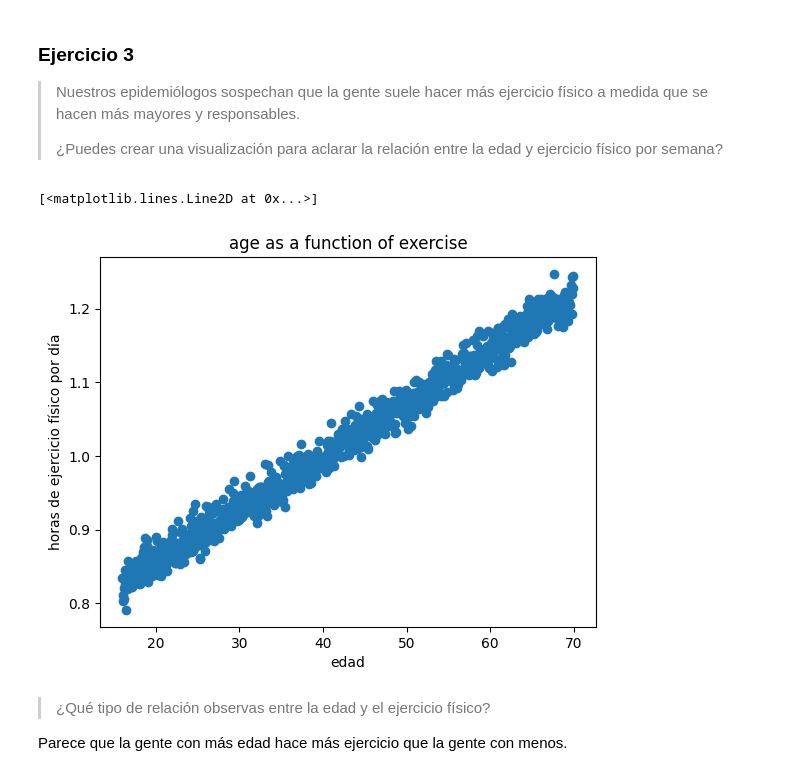
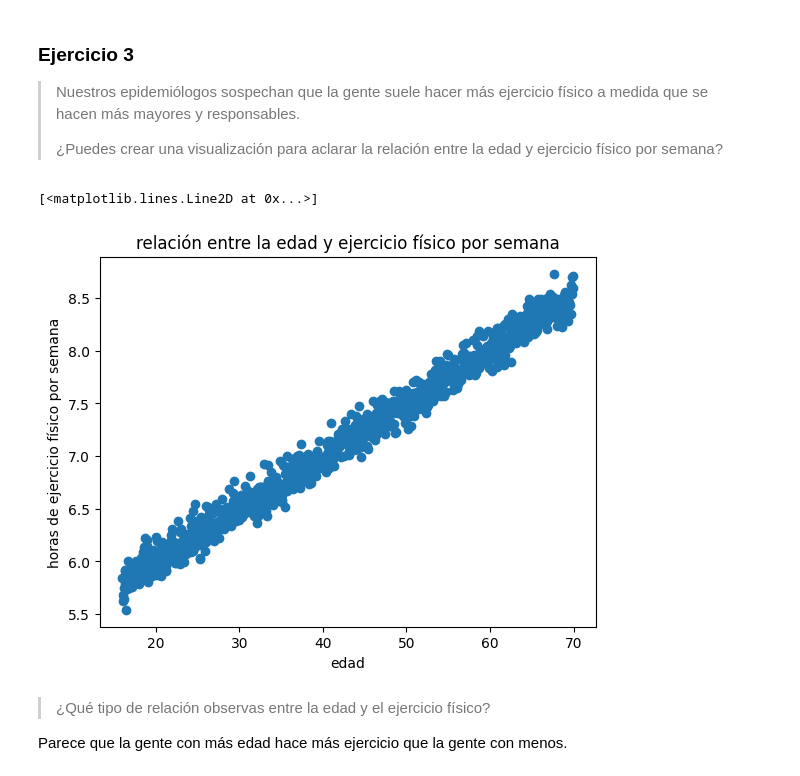
Before and after one commit to valentinboyanov/ejercicios, a Jupyter notebook: data_science_1/solutions.ipynb, the cells around one changed output. Cells and saved outputs as stored; diff of their text form; code cells hidden in the pictures.

Commit message:
Fix confusion between hours_per_day and hours_per_week

```diff
--- a/data_science_1/solutions.ipynb
+++ b/data_science_1/solutions.ipynb
@@ -26,13 +26,13 @@ all
 > ¿Puedes crear una visualización para aclarar la relación entre la edad y ejercicio físico por semana?
 # %%
 f, ax = pyplot.subplots()
-ax.set_title("age as a function of exercise")
-ax.set_ylabel('horas de ejercicio físico por día')
+ax.set_title("relación entre la edad y ejercicio físico por semana")
+ax.set_ylabel('horas de ejercicio físico por semana')
 ax.set_xlabel('edad')
-ax.plot(all['age'], all['hours_per_day'], 'o')
+ax.plot(all['age'], all['hours_per_week'], 'o')
 # %% [output]
 [<matplotlib.lines.Line2D at 0x...>]
-[figure, old version]
+[figure, new version]
 # %% [markdown]
 > ¿Qué tipo de relación observas entre la edad y el ejercicio físico?
 
```
Also changed, not shown: parts of 1 cell of this notebook, 2 other files.
